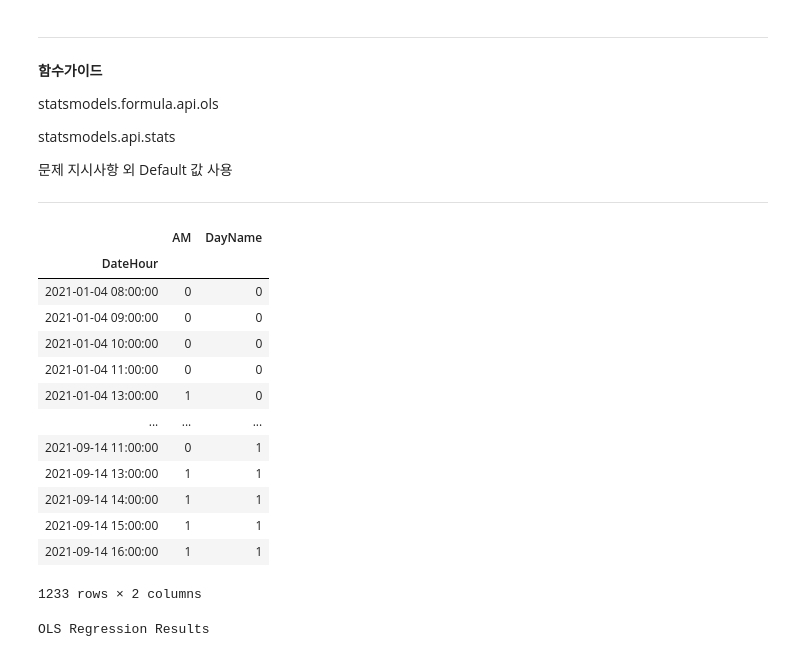
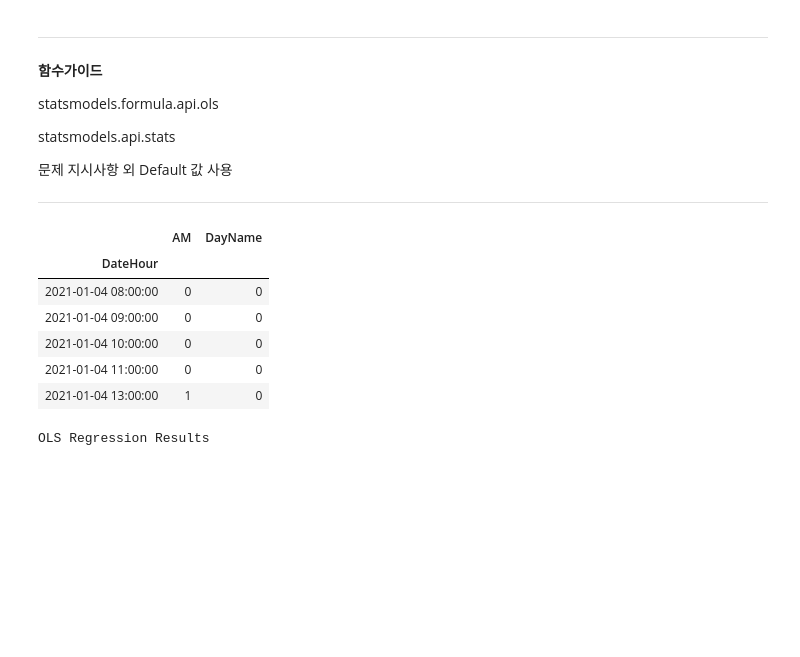
Before and after one commit to sunkusun9/DS_lv3_2607, a Jupyter notebook: sec_ds_lv3_prob3_prob.ipynb, the cells around one changed output. Cells and saved outputs as stored; diff of their text form; code cells hidden in the pictures; blank space fills up the shorter version.

```diff
--- a/sec_ds_lv3_prob3_prob.ipynb
+++ b/sec_ds_lv3_prob3_prob.ipynb
@@ -1430,22 +1449,15 @@ statsmodels.api.stats
 
 ---
 # %%
-df_prob2[['AM', 'DayName']]
+df_prob2[['AM', 'DayName']].head()
 # %% [output]
 |  | AM | DayName |
 | DateHour |  |  |
 | 2021-01-04 08:00:00 | 0 | 0 |
 | 2021-01-04 09:00:00 | 0 | 0 |
 | 2021-01-04 10:00:00 | 0 | 0 |
 | 2021-01-04 11:00:00 | 0 | 0 |
 | 2021-01-04 13:00:00 | 1 | 0 |
-| ... | ... | ... |
-| 2021-09-14 11:00:00 | 0 | 1 |
-| 2021-09-14 13:00:00 | 1 | 1 |
-| 2021-09-14 14:00:00 | 1 | 1 |
-| 2021-09-14 15:00:00 | 1 | 1 |
-| 2021-09-14 16:00:00 | 1 | 1 |
-1233 rows × 2 columns
 # %%
 # statsmodels.formula.api.ols
 # statsmodels.api.stats
```
Also changed, not shown: parts of 34 cells of this notebook.
